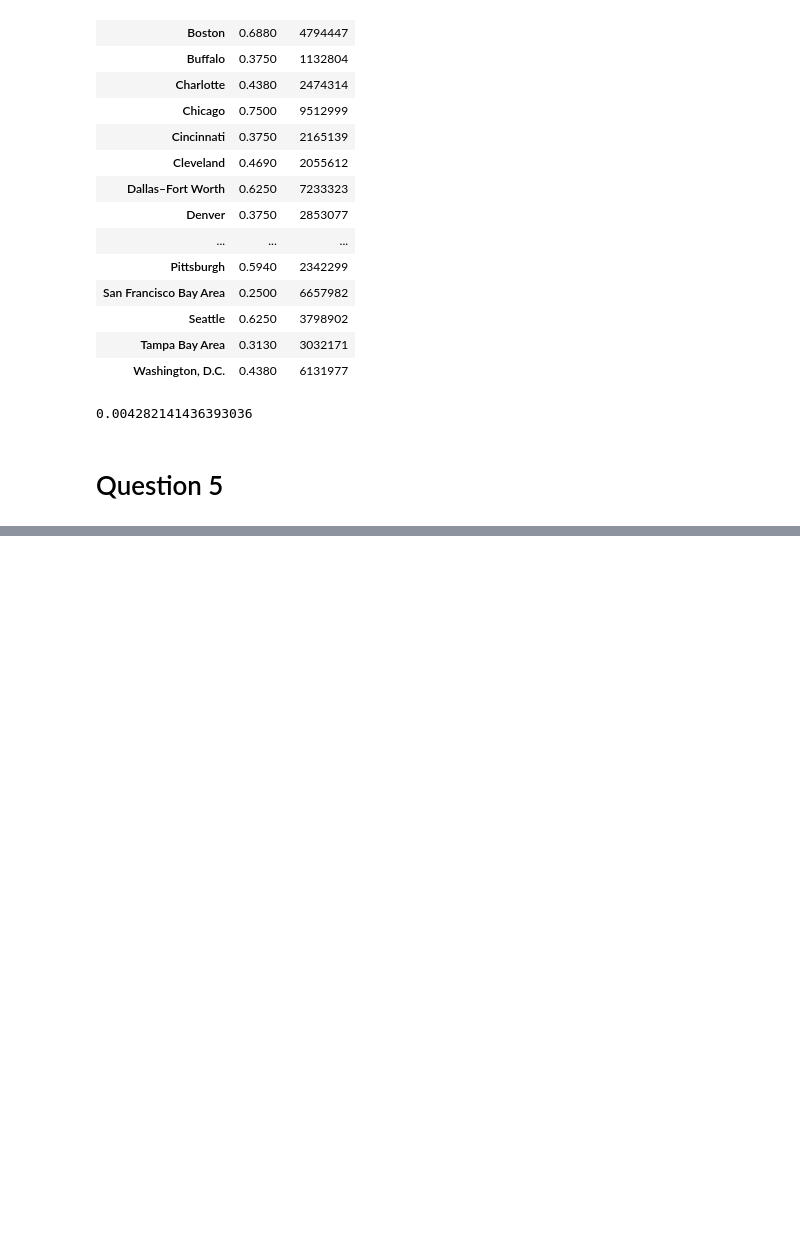
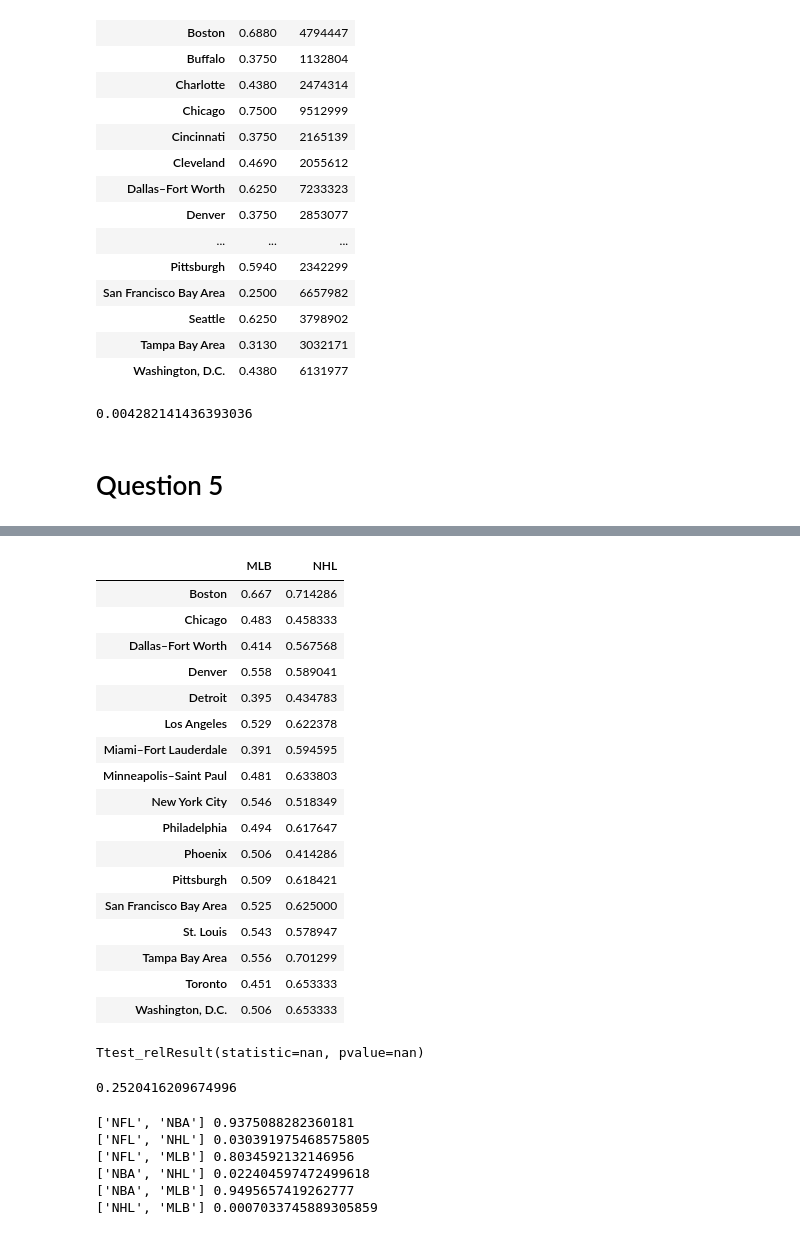
Before and after one commit to smeteo/Applied-DS-with-Python, a Jupyter notebook: Week4_Assignment.ipynb, the cells around one changed output, grey strips where cells are left out. Saved outputs shown, nothing was run; the diff lists cells and outputs as text; code cells hidden in the pictures; blank space fills up the shorter version.

```diff
--- a/Week4_Assignment.ipynb
+++ b/Week4_Assignment.ipynb
@@ -954,0 +953,29 @@ ttest_rel()
+# %%
+merged_all[['MLB','NHL']].dropna()
+# %% [output]
+|  | MLB | NHL |
+| Boston | 0.667 | 0.714286 |
+| Chicago | 0.483 | 0.458333 |
+| Dallas–Fort Worth | 0.414 | 0.567568 |
+| Denver | 0.558 | 0.589041 |
+| Detroit | 0.395 | 0.434783 |
+| Los Angeles | 0.529 | 0.622378 |
+| Miami–Fort Lauderdale | 0.391 | 0.594595 |
+| Minneapolis–Saint Paul | 0.481 | 0.633803 |
+| New York City | 0.546 | 0.518349 |
+| Philadelphia | 0.494 | 0.617647 |
+| Phoenix | 0.506 | 0.414286 |
+| Pittsburgh | 0.509 | 0.618421 |
+| San Francisco Bay Area | 0.525 | 0.625000 |
+| St. Louis | 0.543 | 0.578947 |
+| Tampa Bay Area | 0.556 | 0.701299 |
+| Toronto | 0.451 | 0.653333 |
+| Washington, D.C. | 0.506 | 0.653333 |
+# %%
+stats.ttest_rel(merged_all['NHL'].dropna(), merged_all['NHL'].dropna())
+# %% [output]
+Ttest_relResult(statistic=nan, pvalue=nan)
+# %%
+stats.ttest_rel(merged_all[['WL_NHL','WL_MLB']].dropna()['WL_NHL'], merged_all[['WL_NHL','WL_MLB']].dropna()['WL_MLB'])[0]
+# %% [output]
+0.2520416209674996
@@ -954,0 +989,10 @@ ttest_rel()
+# %%
+for i in plist:
+    print(i,stats.ttest_rel(merged_all[i].dropna()[i[0]], merged_all[i].dropna()[i[1]])[1])
+# %% [output]
+['NFL', 'NBA'] 0.9375088282360181
+['NFL', 'NHL'] 0.030391975468575805
+['NFL', 'MLB'] 0.8034592132146956
+['NBA', 'NHL'] 0.022404597472499618
+['NBA', 'MLB'] 0.9495657419262777
+['NHL', 'MLB'] 0.0007033745889305859
```
Also changed, not shown: parts of 15 cells of this notebook.
